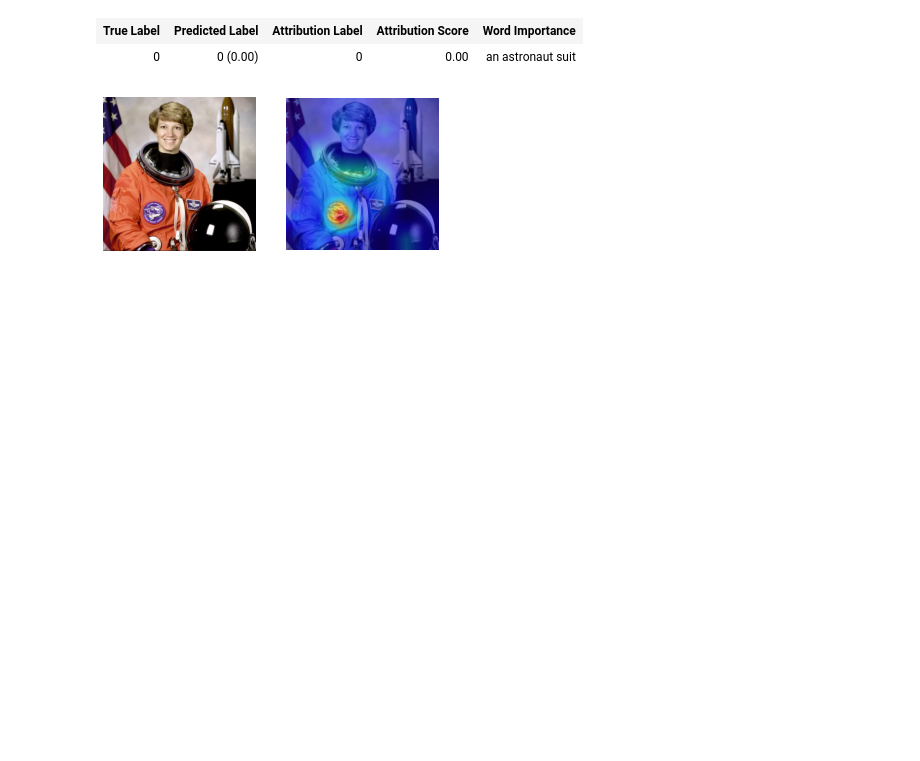
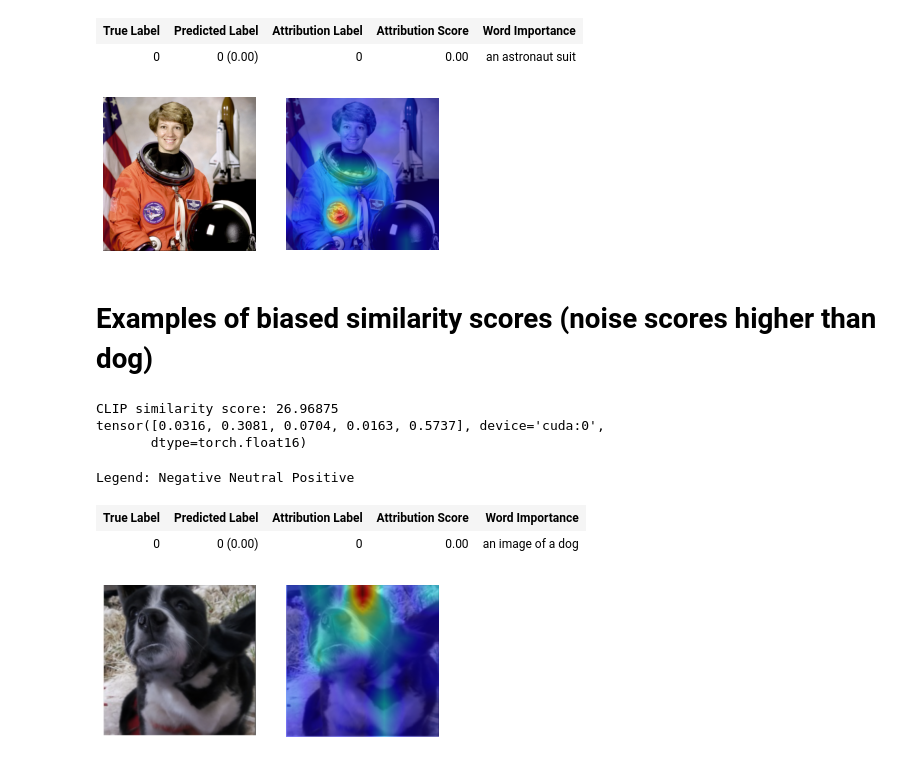
Before and after one commit to hila-chefer/Transformer-MM-Explainability, a Jupyter notebook: CLIP_explainability.ipynb, the cells around one changed output. Drawn from its saved outputs; the diff is of its cells as text; code cells hidden in the pictures; blank space fills up the shorter version.

Commit message:
example of biased similarity scores

```diff
--- a/CLIP_explainability.ipynb
+++ b/CLIP_explainability.ipynb
@@ -413,3 +413,26 @@ Legend: Negative Neutral Positive
 | True Label | Predicted Label | Attribution Label | Attribution Score | Word Importance |
 | 0 | 0 (0.00) | 0 | 0.00 | an astronaut suit |
 [figure]
+# %% [markdown]
+# Examples of biased similarity scores (noise scores higher than dog)
+# %%
+img_path = "CLIP/dog.png"
+img = preprocess(Image.open(img_path)).unsqueeze(0).to(device)
+texts = ["an image of a dog"]
+text = clip.tokenize(texts).to(device)
+logits_per_image, logits_per_text = model(img, text)
+print(f'CLIP similarity score: {logits_per_image.item()}')
+R_text, R_image = interpret(model=model, image=img, texts=text, device=device)
+batch_size = text.shape[0]
+for i in range(batch_size):
+  show_heatmap_on_text(texts[i], text[i], R_text[i])
+  show_image_relevance(R_image[i], img, orig_image=Image.open(img_path))
+  plt.show()
+# %% [output]
+CLIP similarity score: 26.96875
+tensor([0.0316, 0.3081, 0.0704, 0.0163, 0.5737], device='cuda:0',
+       dtype=torch.float16)
+Legend: Negative Neutral Positive
+| True Label | Predicted Label | Attribution Label | Attribution Score | Word Importance |
+| 0 | 0 (0.00) | 0 | 0.00 | an image of a dog |
+[figure, added]
```
Also changed, not shown: parts of 2 cells of this notebook.
